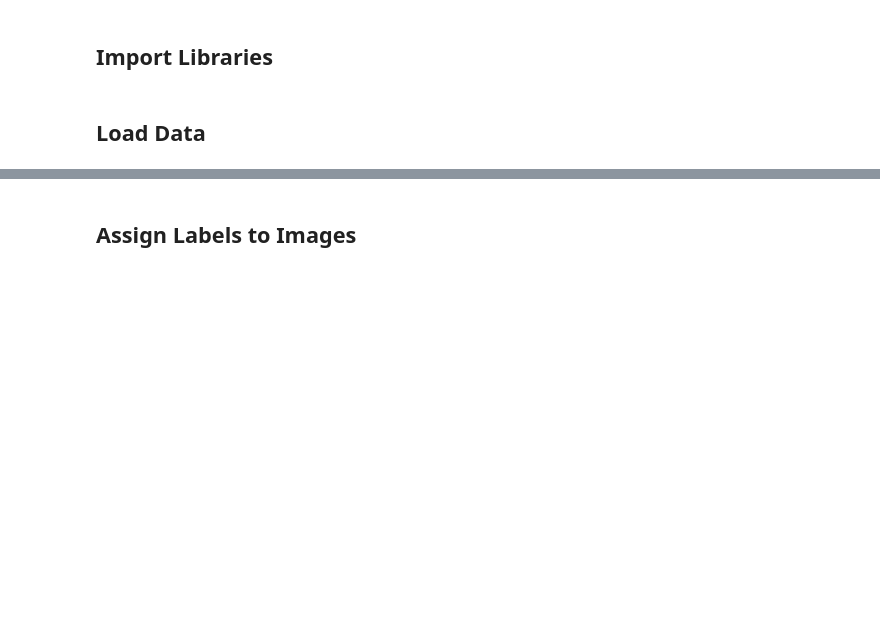
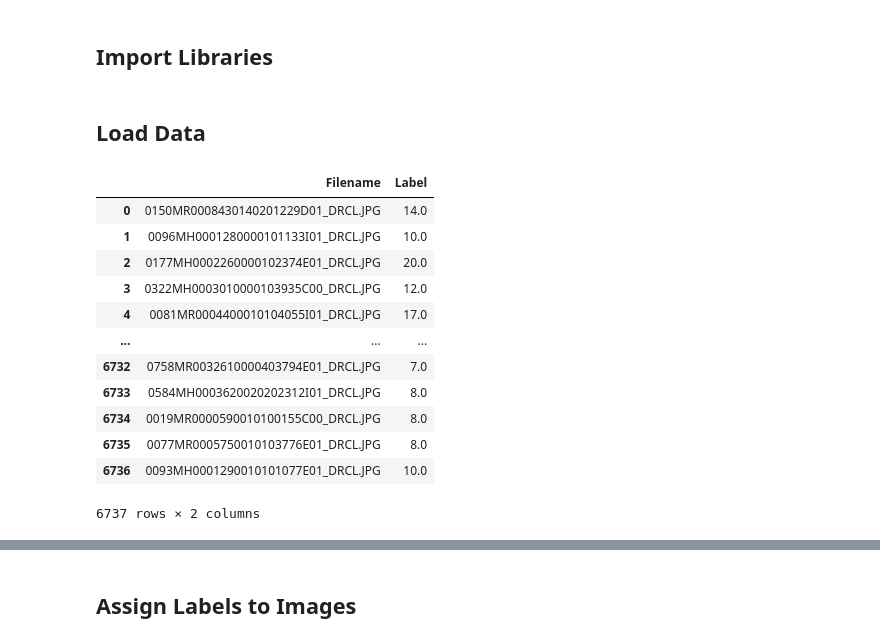
Before and after one commit to Trade4Bread/DAT_402_ML_P2, a Jupyter notebook: ML_P2.ipynb, the cells around one changed output, grey strips where cells are left out. Saved outputs shown, nothing was run; the diff lists cells and outputs as text; code cells hidden in the pictures; blank space fills up the shorter version.

```diff
--- a/ML_P2.ipynb
+++ b/ML_P2.ipynb
@@ -42,0 +34,16 @@ filenames.rename(columns={0:'Filename'}, inplace=True)
+# %%
+filenames = filenames.merge(concat, how='left', on='Filename')
+# %% [output]
+|  | Filename | Label |
+| 0 | 0150MR0008430140201229D01_DRCL.JPG | 14.0 |
+| 1 | 0096MH0001280000101133I01_DRCL.JPG | 10.0 |
+| 2 | 0177MH0002260000102374E01_DRCL.JPG | 20.0 |
+| 3 | 0322MH0003010000103935C00_DRCL.JPG | 12.0 |
+| 4 | 0081MR0004400010104055I01_DRCL.JPG | 17.0 |
+| ... | ... | ... |
+| 6732 | 0758MR0032610000403794E01_DRCL.JPG | 7.0 |
+| 6733 | 0584MH0003620020202312I01_DRCL.JPG | 8.0 |
+| 6734 | 0019MR0000590010100155C00_DRCL.JPG | 8.0 |
+| 6735 | 0077MR0005750010103776E01_DRCL.JPG | 8.0 |
+| 6736 | 0093MH0001290010101077E01_DRCL.JPG | 10.0 |
+6737 rows × 2 columns
```
Also changed, not shown: parts of 14 cells of this notebook.
